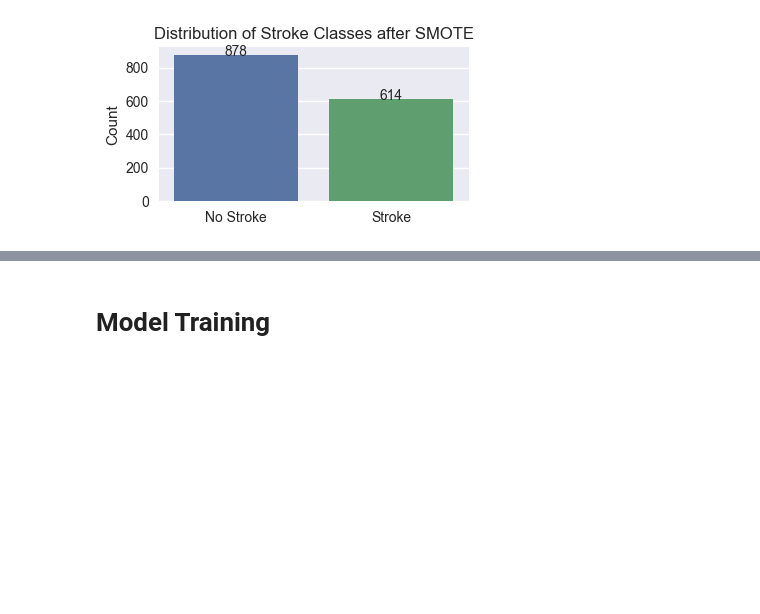
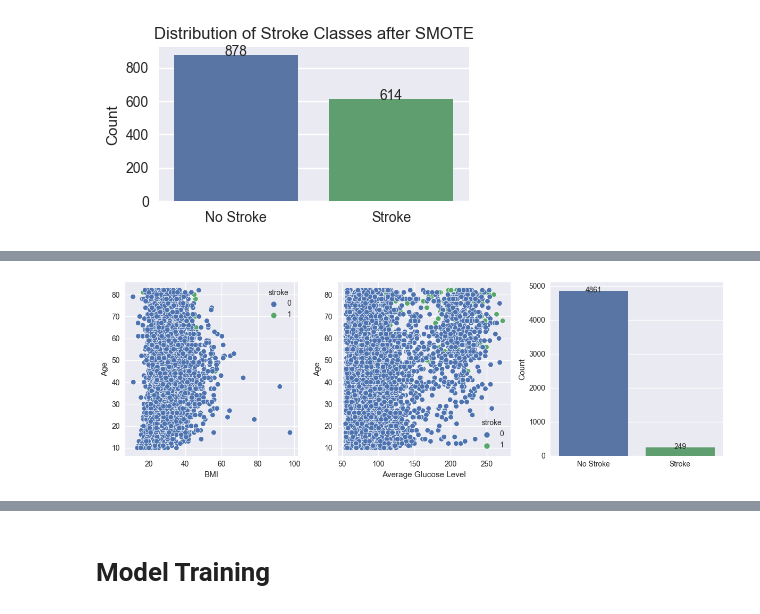
Before and after one commit to maxADeVisser/IDSS_PW3, a Jupyter notebook: data_preprocessing.ipynb, the cells around one changed output, grey strips where cells are left out. Drawn from its saved outputs; the diff is of its cells as text; code cells hidden in the pictures; blank space fills up the shorter version.

```diff
--- a/data_preprocessing.ipynb
+++ b/data_preprocessing.ipynb
@@ -213,3 +201,24 @@ plt.show()
+# %%
+fig, axs = plt.subplots(1, 3, figsize=(12, 4))
+sns.scatterplot(data=df_raw[df_raw["age"] >= 10], x="bmi", y="age", hue="stroke", ax=axs[0])
+sns.scatterplot(data=df_raw[df_raw["age"] >= 10], x="avg_glucose_level", y="age", hue="stroke", ax=axs[1])
+axs[0].set_xlabel("BMI")
+axs[0].set_ylabel("Age")
+axs[1].set_xlabel("Average Glucose Level")
+axs[1].set_ylabel("Age")
+
+sns.countplot(data=df_raw, x='stroke', ax=axs[2])
+axs[2].set_xticks([0, 1], ['No Stroke', 'Stroke'])
+axs[2].set_xlabel('')
+axs[2].set_ylabel('Count')
+for p in axs[2].patches:
+    axs[2].annotate(f"{p.get_height():.0f}", (p.get_x() + p.get_width() / 2, p.get_height() + 15), ha='center', va='center')
+
+plt.tight_layout()
+plt.savefig("plots/age_vs_glucose_level.png", dpi=300)
+plt.show()
+# %% [output]
+[figure, added]
 # %%
 # make correlation plot
 corr = df_processed.corr("pearson").round(3)
```
Also changed, not shown: parts of 21 cells of this notebook, 1 other file.
